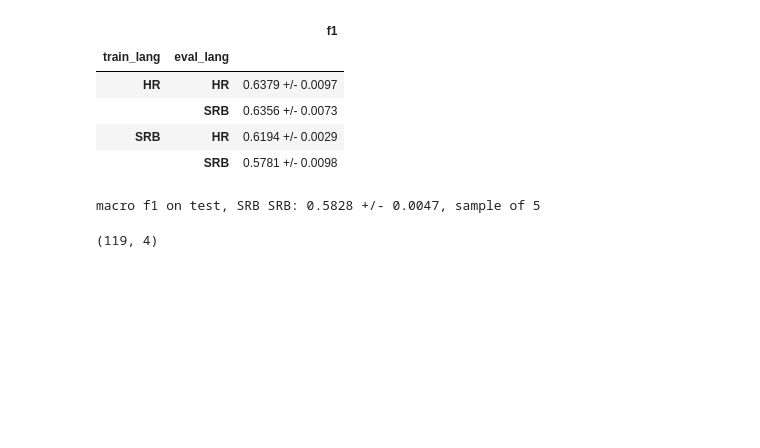
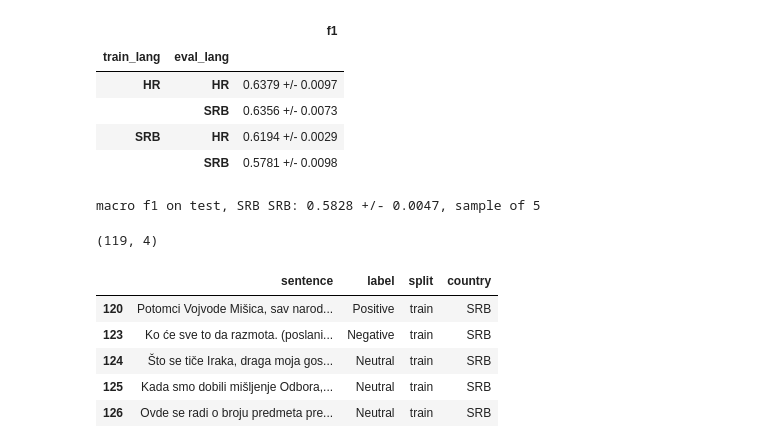
Before and after one commit to 5roop/task10, a Jupyter notebook: 004_fasttext_training.ipynb, the cells around one changed output. Saved outputs shown, nothing was run; the diff lists cells and outputs as text; code cells hidden in the pictures; blank space fills up the shorter version.

```diff
--- a/004_fasttext_training.ipynb
+++ b/004_fasttext_training.ipynb
@@ -215,3 +215,12 @@ pd.set_option("display.max_rows", None)
 test[test.country == "SRB"].shape
 # %% [output]
 (119, 4)
+# %%
+train[train.country == "SRB"].head()
+# %% [output]
+|  | sentence | label | split | country |
+| 120 | Potomci Vojvode Mišica, sav narod... | Positive | train | SRB |
+| 123 | Ko će sve to da razmota. (poslani... | Negative | train | SRB |
+| 124 | Što se tiče Iraka, draga moja gos... | Neutral | train | SRB |
+| 125 | Kada smo dobili mišljenje Odbora,... | Neutral | train | SRB |
+| 126 | Ovde se radi o broju predmeta pre... | Neutral | train | SRB |
```
Also changed, not shown: parts of 1 cell of this notebook.
